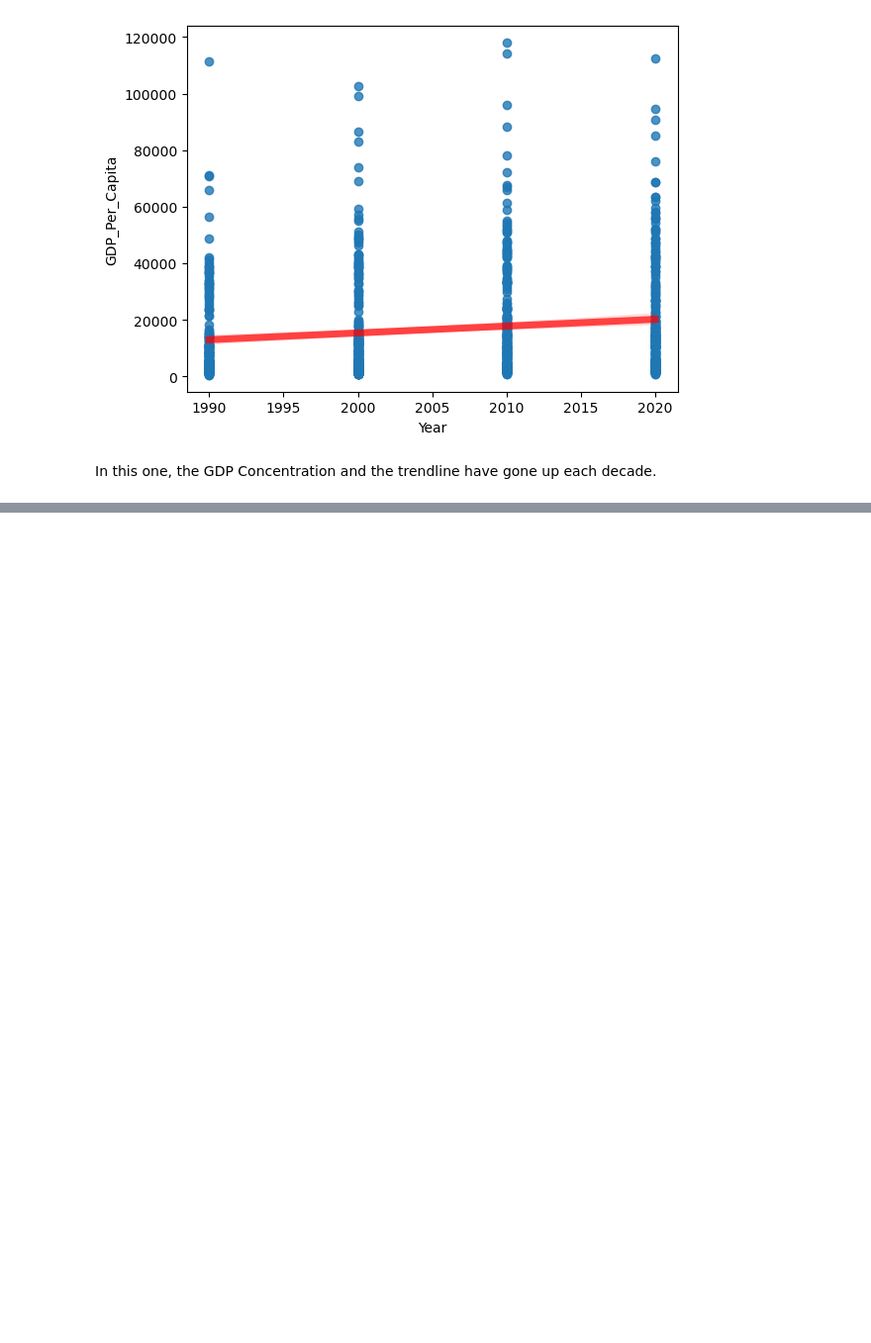
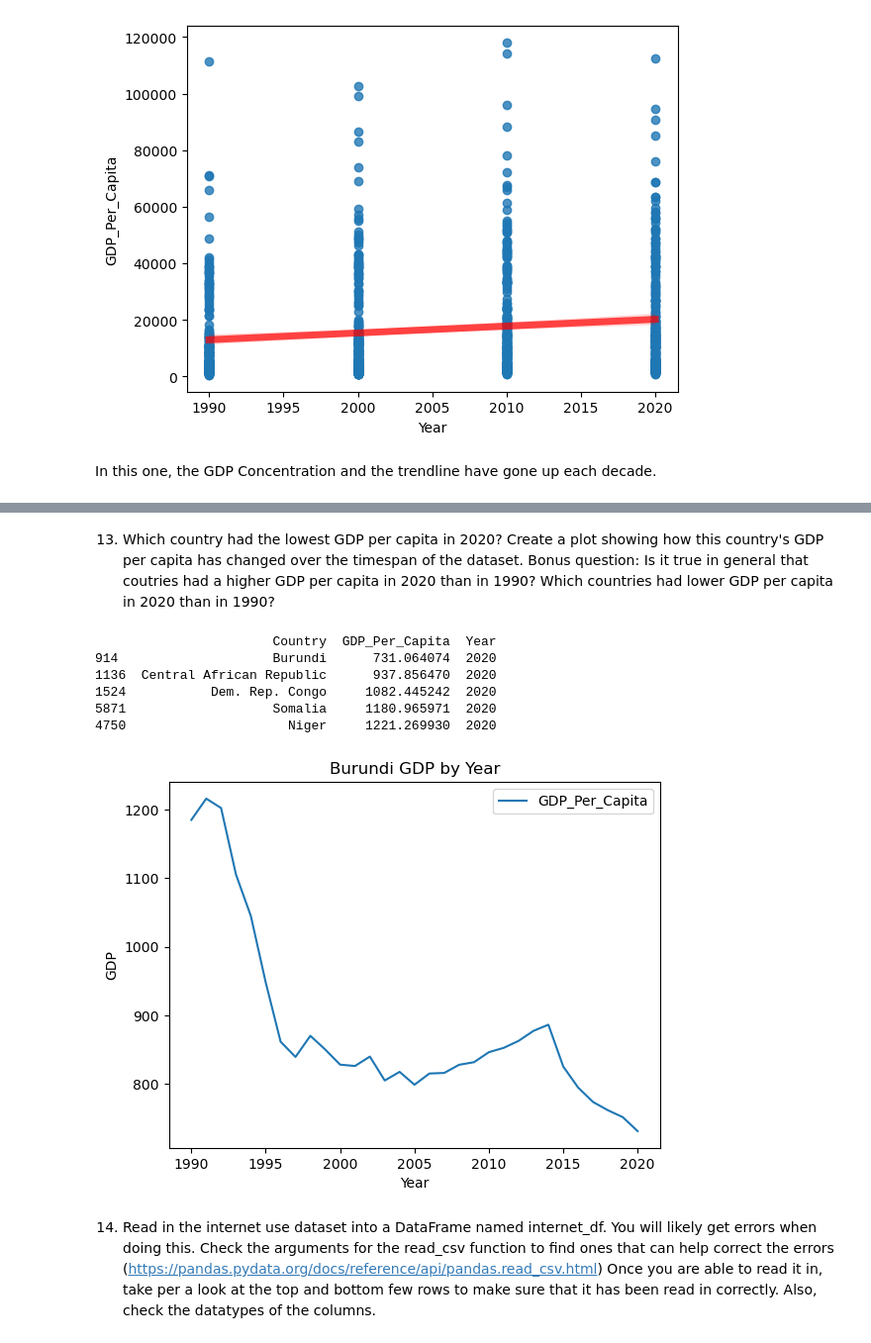
Before and after one commit to NSS-Data-Analytics-Cohort-8/gdp-and-internet-usage-wesiswes629, a Jupyter notebook: notebooks/un_gdp.ipynb, the cells around one changed output, grey strips where cells are left out. Shown: that part at 99% size. Saved outputs shown, nothing was run; the diff lists cells and outputs as text; code cells hidden in the pictures; blank space fills up the shorter version.

```diff
--- a/notebooks/un_gdp.ipynb
+++ b/notebooks/un_gdp.ipynb
@@ -199,0 +200,24 @@ plt.show()
+# %% [markdown]
+13. Which country had the lowest GDP per capita in 2020? Create a plot showing how this country's GDP per capita has changed over the timespan of the dataset. Bonus question: Is it true in general that coutries had a higher GDP per capita in 2020 than in 1990? Which countries had lower GDP per capita in 2020 than in 1990?
+# %%
+print(gdp_country_2020.sort_values(by="GDP_Per_Capita", ascending=True).head())
+# %% [output]
+                       Country  GDP_Per_Capita  Year
+914                    Burundi      731.064074  2020
+1136  Central African Republic      937.856470  2020
+1524           Dem. Rep. Congo     1082.445242  2020
+5871                   Somalia     1180.965971  2020
+4750                     Niger     1221.269930  2020
+# %%
+gdp_bur = gdp_df[gdp_df["Country"] == "Burundi"]
+gdp_bur.plot(x="Year",y="GDP_Per_Capita")
+
+plt.xlabel("Year")
+plt.ylabel("GDP")
+plt.title("Burundi GDP by Year")
+
+plt.show()
+# %% [output]
+[figure, added]
+# %% [markdown]
+14. Read in the internet use dataset into a DataFrame named internet_df. You will likely get errors when doing this. Check the arguments for the read_csv function to find ones that can help correct the errors (https://pandas.pydata.org/docs/reference/api/pandas.read_csv.html) Once you are able to read it in, take per a look at the top and bottom few rows to make sure that it has been read in correctly. Also, check the datatypes of the columns.
```
Also changed, not shown: parts of 14 cells of this notebook.
